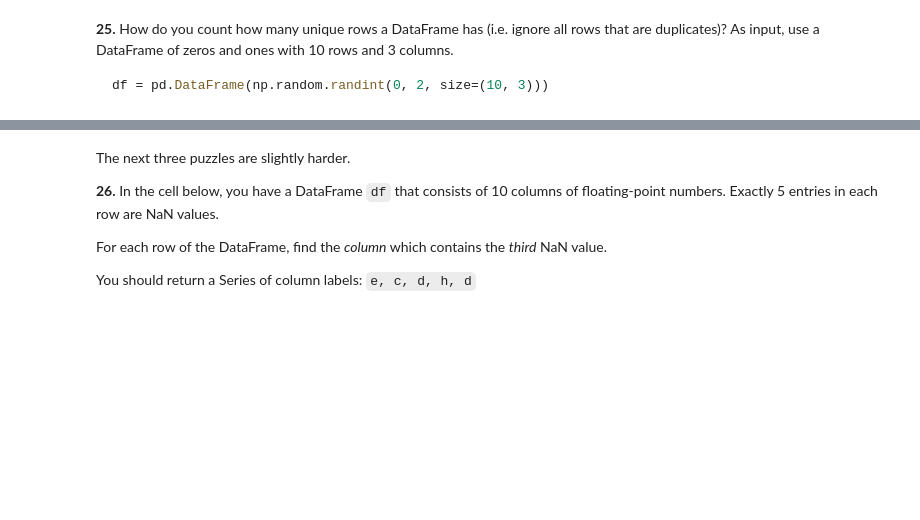
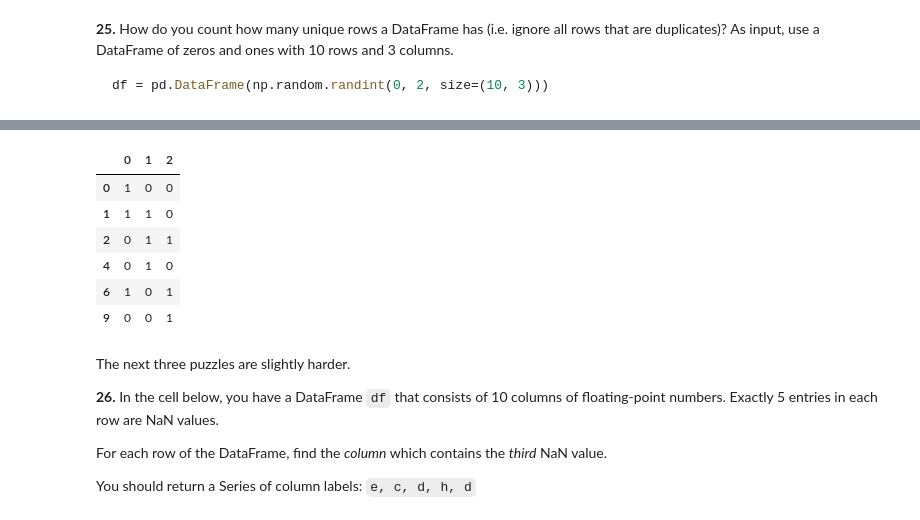
Before and after one commit to LeoLeo101/main, a Jupyter notebook: 100-pandas-puzzles.ipynb, the cells around one changed output, grey strips where cells are left out. Drawn from its saved outputs; the diff is of its cells as text; code cells hidden in the pictures; blank space fills up the shorter version.

```diff
--- a/100-pandas-puzzles.ipynb
+++ b/100-pandas-puzzles.ipynb
@@ -454,3 +469,13 @@ df = pd.DataFrame(np.random.randint(0, 2, size=(10, 3)))
+# %%
+df.drop_duplicates()
+# %% [output]
+|  | 0 | 1 | 2 |
+| 0 | 1 | 0 | 0 |
+| 1 | 1 | 1 | 0 |
+| 2 | 0 | 1 | 1 |
+| 4 | 0 | 1 | 0 |
+| 6 | 1 | 0 | 1 |
+| 9 | 0 | 0 | 1 |
 # %% [markdown]
 The next three puzzles are slightly harder.
 
```
Also changed, not shown: parts of 9 cells of this notebook.
